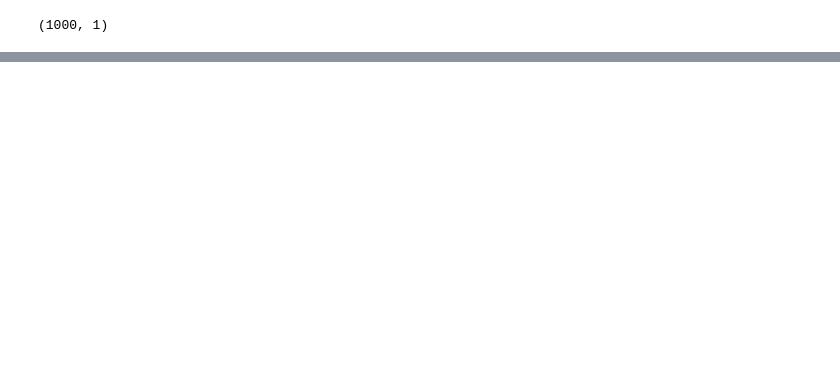
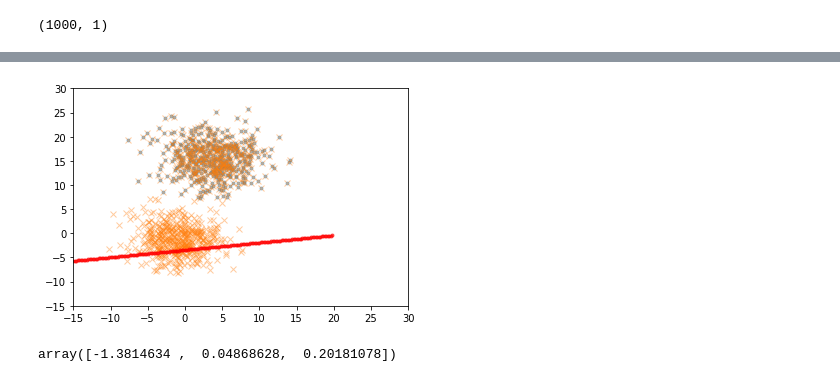
Before and after one commit to LennyFan/MachineLearningNoteBook, a Jupyter notebook: examples/02-logistic-regression.ipynb, the cells around one changed output, grey strips where cells are left out. Drawn from its saved outputs; the diff is of its cells as text; code cells hidden in the pictures; blank space fills up the shorter version.

```diff
--- a/examples/02-logistic-regression.ipynb
+++ b/examples/02-logistic-regression.ipynb
@@ -90,0 +115,17 @@ plot(orderx,(- orderx*w_hat[1] - w_hat[0])/w_hat[2], 'r.', alpha = 0.6 ) ;
+# %%
+a,b = 15,30
+xlim(-a,b);
+ylim(-a,b);
+plot(V[0,:],V[1,:], '.', alpha=0.4) ;
+plot(X[0,:],X[1,:], 'x', alpha=0.4) ;
+
+orderx = np.arange(-15.,20.,0.2)
+# Boundary - w^Tx = 0
+plot(orderx,(- orderx*w_hat[1] - w_hat[0])/w_hat[2], 'r.', alpha = 0.6 ) ;
+# %% [output]
+[figure, added]
+# %%
+w_hat = logistic(Y.T,X.T,reg = "l2")
+w_hat
+# %% [output]
+array([-1.3814634 ,  0.04868628,  0.20181078])
```
Also changed, not shown: parts of 8 cells of this notebook.
